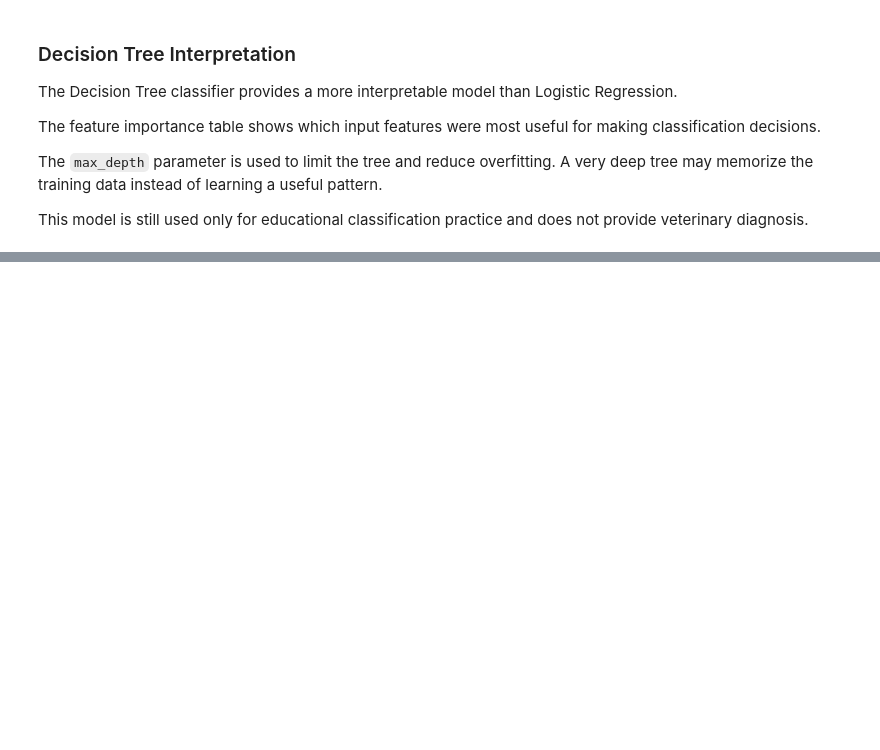
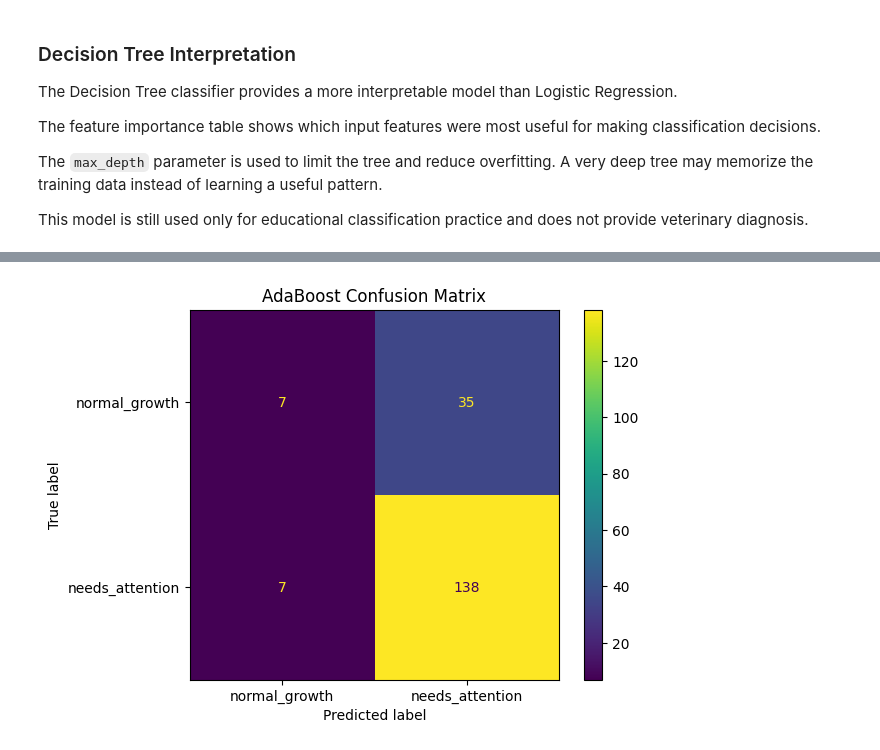
Before and after one commit to SATananov/cane-corso-growth-intelligence, a Jupyter notebook: notebooks/03_classification_growth_status.ipynb, the cells around one changed output, grey strips where cells are left out. Saved outputs shown, nothing was run; the diff lists cells and outputs as text; code cells hidden in the pictures; blank space fills up the shorter version.

```diff
--- a/notebooks/03_classification_growth_status.ipynb
+++ b/notebooks/03_classification_growth_status.ipynb
@@ -543,0 +627,17 @@ This model is still used only for educational classification practice and does n
+# %%
+ada_base_tree = DecisionTreeClassifier(
+    max_depth=1,
+    random_state=42
+)
+
+adaboost_model = AdaBoostClassifier(
+    estimator=ada_base_tree,
+    n_estimators=100,
+    learning_rate=0.1,
+    random_state=42
+)
+
+adaboost_model.fit(X_train_cls, y_train_cls)
+
+adaboost_predictions = adaboost_model.predict(X_test_cls)
+adaboost_probabilities = adaboost_model.predict_proba(X_test_cls)[:, 1]
@@ -543,0 +670,15 @@ This model is still used only for educational classification practice and does n
+# %%
+adaboost_confusion_matrix = confusion_matrix(
+    y_test_cls,
+    adaboost_predictions
+)
+
+ConfusionMatrixDisplay(
+    confusion_matrix=adaboost_confusion_matrix,
+    display_labels=["normal_growth", "needs_attention"]
+).plot()
+
+plt.title("AdaBoost Confusion Matrix")
+plt.show()
+# %% [output]
+[figure, added]
```
Also changed, not shown: parts of 7 cells of this notebook.
